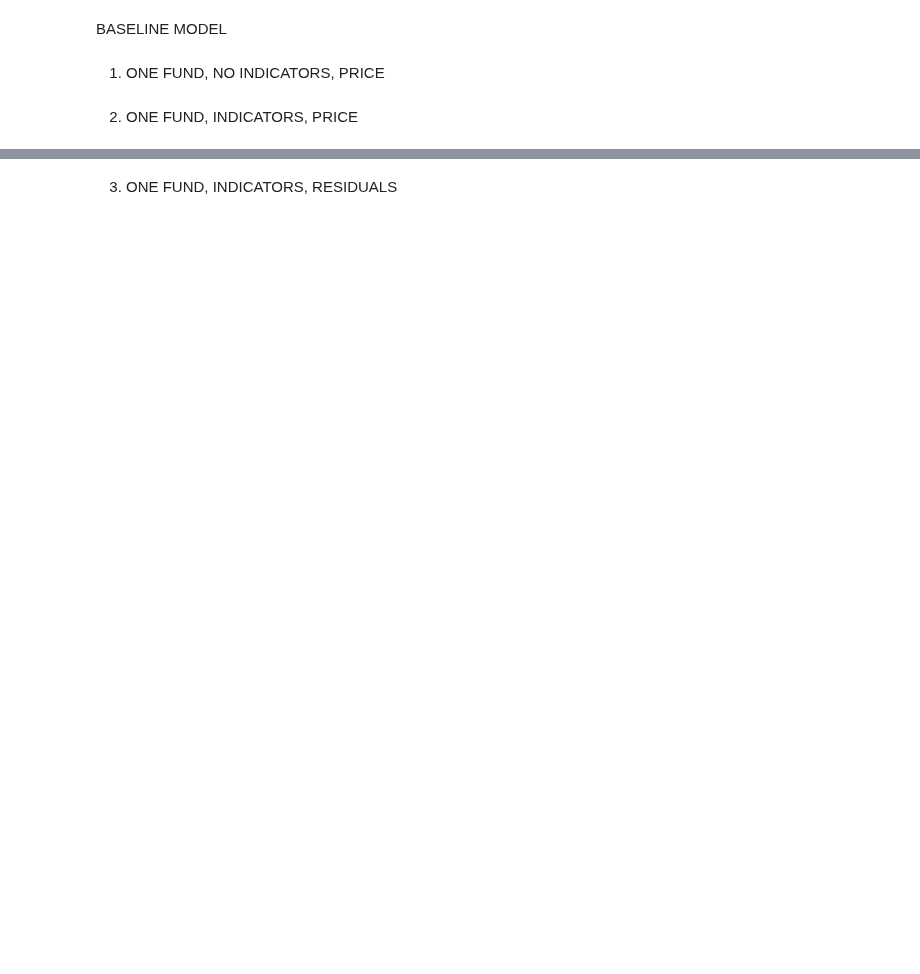
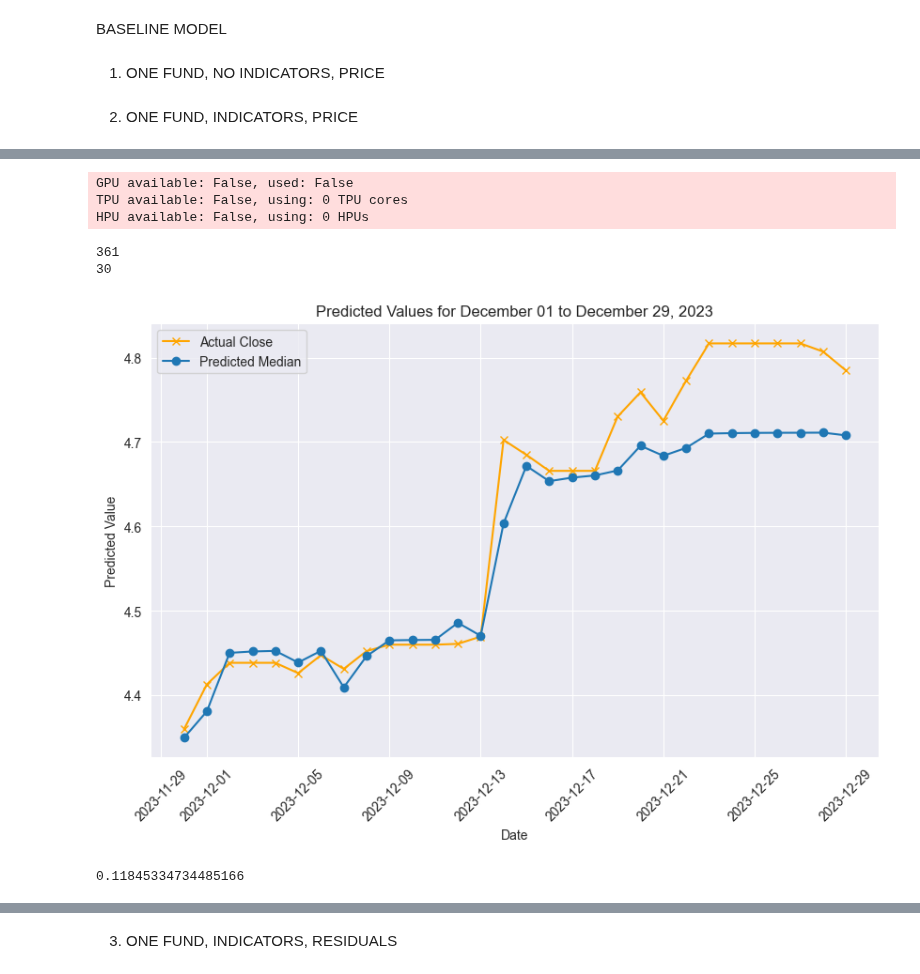
Before and after one commit to akrokosz/HF_Thesis, a Jupyter notebook: main.ipynb, the cells around one changed output, grey strips where cells are left out. Drawn from its saved outputs; the diff is of its cells as text; code cells hidden in the pictures; blank space fills up the shorter version.

```diff
--- a/main.ipynb
+++ b/main.ipynb
@@ -221,15 +208,14 @@ funds_w_names["EWSA.AS"]
 # %%
-from pytorch_forecasting.models.temporal_fusion_transformer.tuning import optimize_hyperparameters
-def fit(epochs: int, batch_size: int, lr: float, dropout: float, df: pd.DataFrame, independent_variables: list, target="Close", training_cutoff_idx: pd.Timestamp=330):
+def fit(epochs: int, batch_size: int, df: pd.DataFrame, independent_variables: list, target="Close", training_cutoff_idx: pd.Timestamp=330, max_prediction_length=61, min_encoder_length=22):
     training = TimeSeriesDataSet(
         df[lambda x: x.time_idx <= training_cutoff_idx],     # Use the determined cutoff index
         time_idx="time_idx",                                 # Sequential time index
         target=target,                                       # Target variable
         group_ids=["group_id"],                              # Group identifier
-        min_encoder_length=22,                               # Minimum input sequence length
-        max_encoder_length=120,                              # Maximum input sequence length
+        min_encoder_length=min_encoder_length,                               # Minimum input sequence length
+        max_encoder_length=365,                              # Maximum input sequence length
         min_prediction_length=1,                             # Minimum forecast length
-        max_prediction_length=31,                            # Maximum forecast length (31 for December)
+        max_prediction_length=max_prediction_length,                            # Maximum forecast length (31 for December)
         static_categoricals=["group_id"],
         static_reals=[],                                     # No static real variables
         time_varying_known_reals= independent_variables,     # Known inputs
@@ -304,11 +290,11 @@ def fit(epochs: int, batch_size: int, lr: float, dropout: float, df: pd.DataFram
     trainer = pl.Trainer(
         # logger=logger,
         max_epochs=epochs,
-        accelerator='cpu',
+        accelerator='cuda',
         devices="auto",
         gradient_clip_val=0.018,
         callbacks=[early_stop_callback, lr_logger],#, checkpoint_callback],
     )
 
     trainer.fit(tft, train_dataloader, val_dataloader)
-    return tft, training, val_dataloader
+    return tft, val_dataloader
@@ -338,5 +301,5 @@ HPU available: False, using: 0 HPUs
 # %%
-def predictt(tft, training, data):
+def predictt(tft, data):
     # pred_data = TimeSeriesDataSet.from_dataset(
     #     dataset=training,
     #     data=data,
@@ -457,4 +423,4 @@ import seaborn as sns
 
 sns.heatmap(correlations, annot=True, cmap="coolwarm", fmt=".2f")
 # %%
-IE_indicators_tft, IE_indicators_training, val = fit(epochs=100, batch_size=128, lr=1e-3, dropout=0.1, df=IE_indicators["EWSA.AS"], independent_variables=["Open", "High", "Low", "isOverbought", "Bullish"])
+IE_indicators_tft, val = fit(epochs=10, batch_size=128, df=IE_indicators["EWSA.AS"], independent_variables=["Open", "High", "Low", "isOverbought", "Bullish"])
@@ -461,7 +450,16 @@ IE_indicators_tft, IE_indicators_training, val = fit(epochs=100, batch_size=128,
 # %%
-
-IE_indicators_preds = predictt(IE_indicators_tft, IE_indicators_training, val)
+IE_indicators_preds = predictt(IE_indicators_tft, val)
+# %% [output]
+GPU available: False, used: False
+TPU available: False, using: 0 TPU cores
+HPU available: False, using: 0 HPUs
 # %%
-IE_indicators_mse, IE_indicators_plt2, mape, hub= metrics_and_plt(funds_w_names["EWSA.AS"], IE_indicators_preds, pd.date_range(start="2023-11-29", end="2023-12-29"), date="2023-11-28")
+IE_indicators_rse, IE_indicators_rae, IE_indicators_huber, IE_indicators_plt2= metrics_and_plt(funds_w_names["EWSA.AS"], IE_indicators_preds[-30:], pd.date_range(start="2023-11-30", end="2023-12-29"), date="2023-11-29")
+# %% [output]
+361
+30
+[figure, added]
 # %%
 IE_indicators_mse
+# %% [output]
+0.11845334734485166
```
Also changed, not shown: parts of 45 cells of this notebook.
